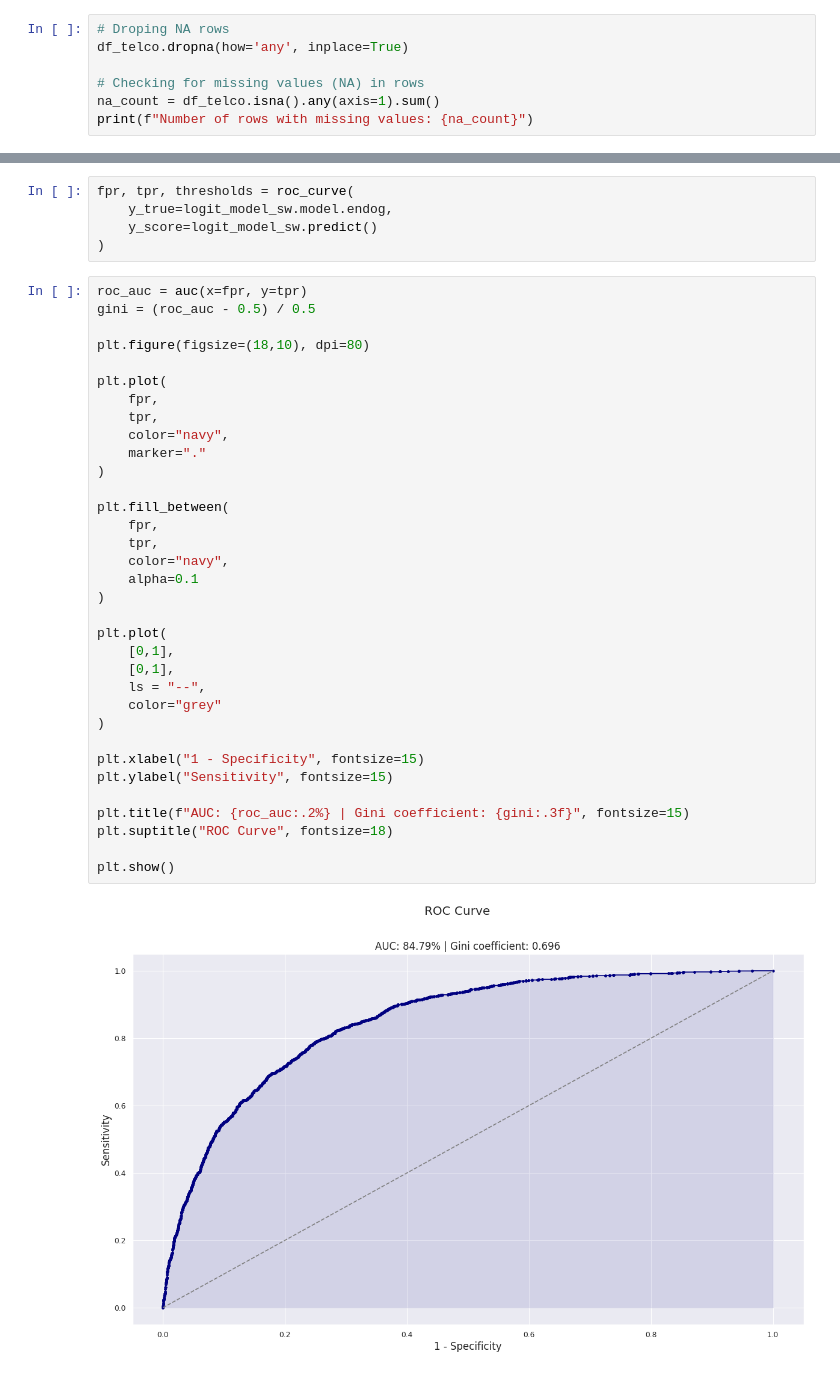
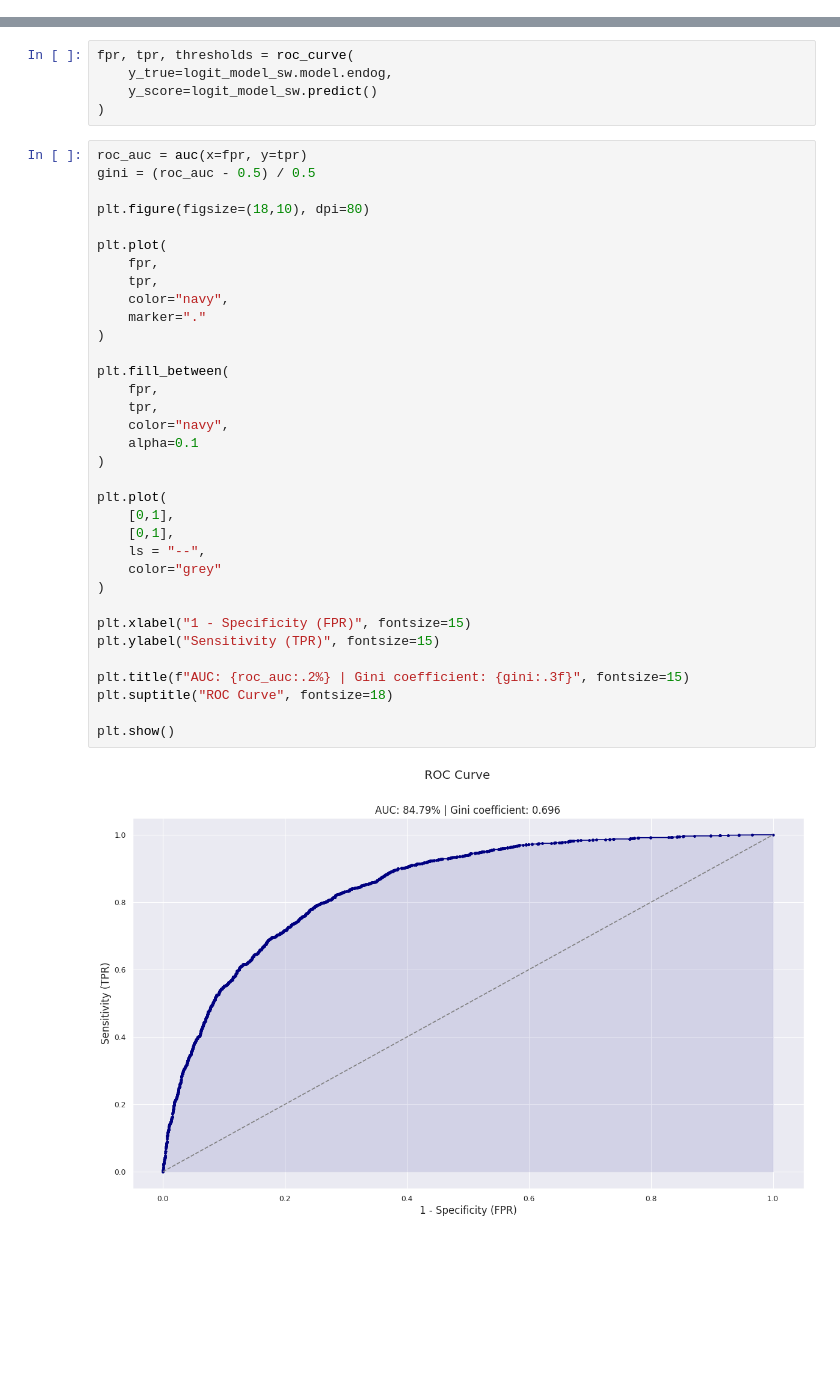
Before and after one commit to dan-teixeira/data-science, a Jupyter notebook: telco_costumer_churn/telco_customer_churn.ipynb, the cells around one changed output, grey strips where cells are left out. Drawn from its saved outputs; the diff is of its cells as text; blank space fills up the shorter version.

```diff
--- a/telco_costumer_churn/telco_customer_churn.ipynb
+++ b/telco_costumer_churn/telco_customer_churn.ipynb
@@ -68,7 +69,0 @@ Number of rows with missing values: 11
-# %%
-# Droping NA rows
-df_telco.dropna(how='any', inplace=True)
-
-# Checking for missing values (NA) in rows
-na_count = df_telco.isna().any(axis=1).sum()
-print(f"Number of rows with missing values: {na_count}")
@@ -485,33 +570,33 @@ gini = (roc_auc - 0.5) / 0.5
 
 plt.figure(figsize=(18,10), dpi=80)
 
 plt.plot(
     fpr,
     tpr,
     color="navy",
     marker="."
 )
 
 plt.fill_between(
     fpr,
     tpr,
     color="navy",
     alpha=0.1
 )
 
 plt.plot(
     [0,1],
     [0,1],
     ls = "--",
     color="grey"
 )
 
-plt.xlabel("1 - Specificity", fontsize=15)
-plt.ylabel("Sensitivity", fontsize=15)
+plt.xlabel("1 - Specificity (FPR)", fontsize=15)
+plt.ylabel("Sensitivity (TPR)", fontsize=15)
 
 plt.title(f"AUC: {roc_auc:.2%} | Gini coefficient: {gini:.3f}", fontsize=15)
 plt.suptitle("ROC Curve", fontsize=18)
 
 plt.show()
 # %% [output]
-[figure, old version]
+[figure, new version]
```
Also changed, not shown: parts of 18 cells of this notebook, 2 other files.
